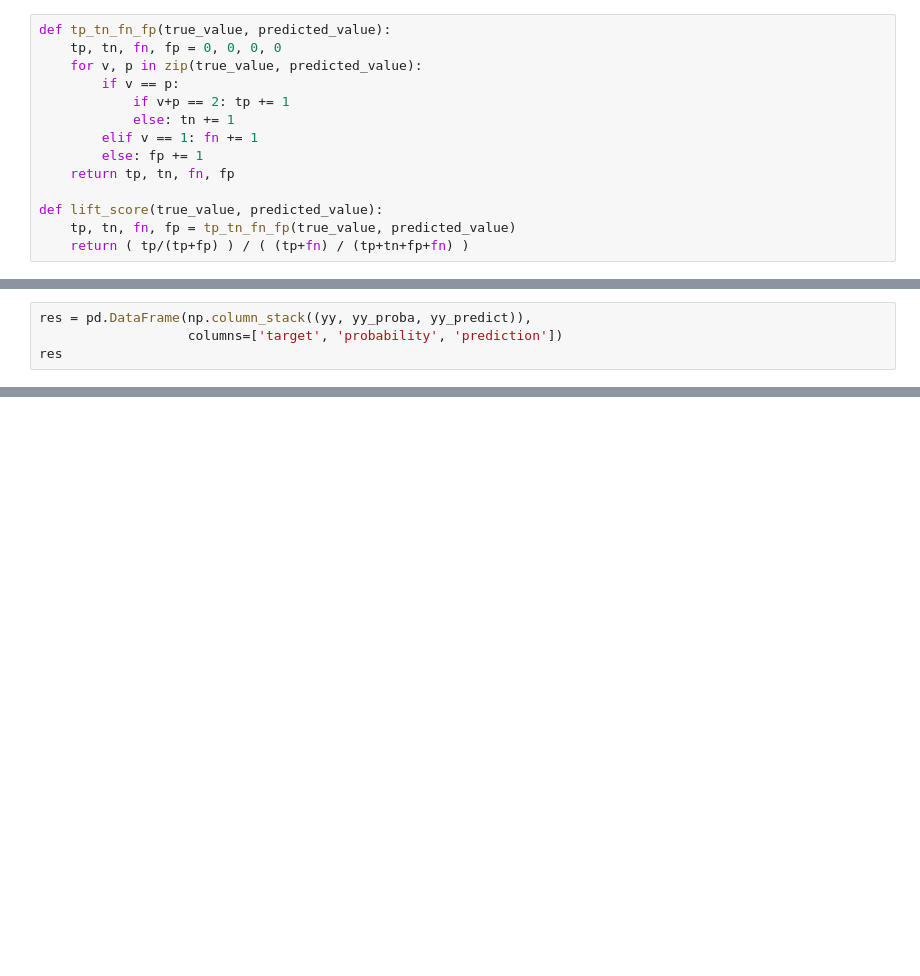
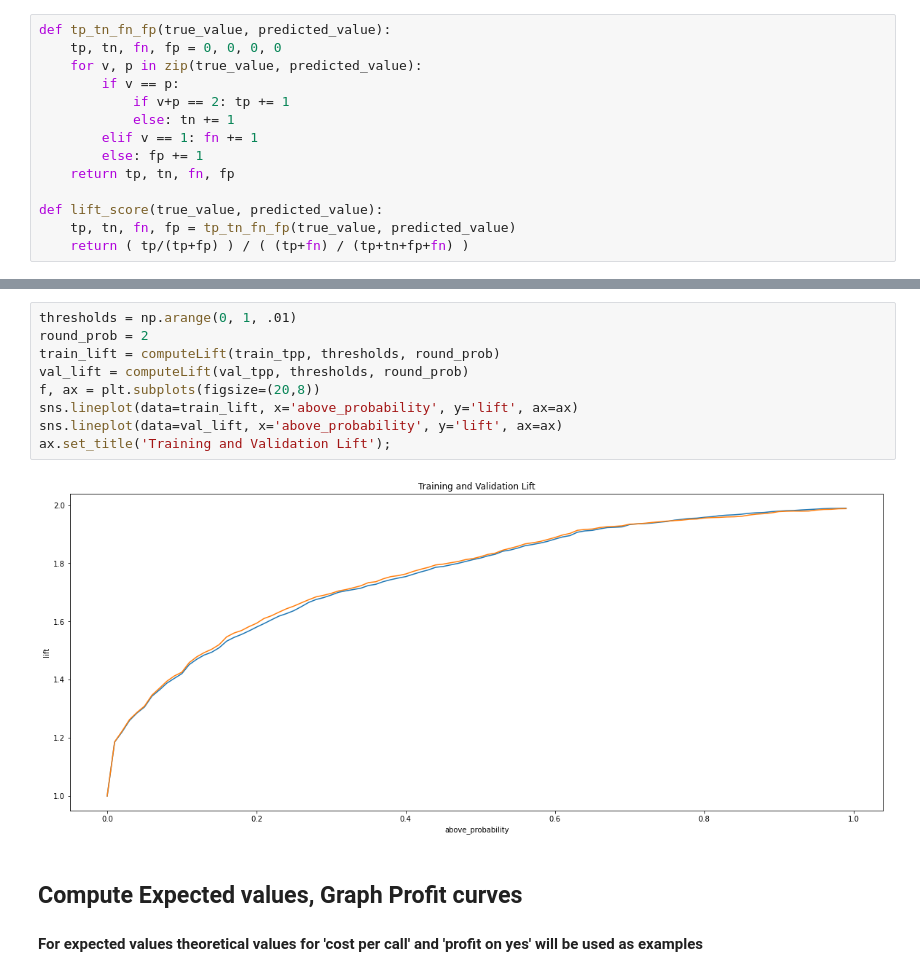
Before and after one commit to matthewswogger/Bank-Telemarketing, a Jupyter notebook: notebooks/4_gridsearch_models.ipynb, the cells around one changed output, grey strips where cells are left out. Drawn from its saved outputs; the diff is of its cells as text; blank space fills up the shorter version.

```diff
--- a/notebooks/4_gridsearch_models.ipynb
+++ b/notebooks/4_gridsearch_models.ipynb
@@ -565,4 +302,0 @@ lift_score(yy, yy_predict)
-# %%
-res = pd.DataFrame(np.column_stack((yy, yy_proba, yy_predict)),
-                   columns=['target', 'probability', 'prediction'])
-res
@@ -591,0 +360,15 @@ ax.hlines(1, -1,10);
+# %%
+thresholds = np.arange(0, 1, .01)
+round_prob = 2
+train_lift = computeLift(train_tpp, thresholds, round_prob)
+val_lift = computeLift(val_tpp, thresholds, round_prob)
+f, ax = plt.subplots(figsize=(20,8))
+sns.lineplot(data=train_lift, x='above_probability', y='lift', ax=ax)
+sns.lineplot(data=val_lift, x='above_probability', y='lift', ax=ax)
+ax.set_title('Training and Validation Lift');
+# %% [output]
+[figure, added]
+# %% [markdown]
+## Compute Expected values, Graph Profit curves
+
+#### For expected values theoretical values for 'cost per call' and 'profit on yes' will be used as examples
```
Also changed, not shown: parts of 50 cells of this notebook, 1 other file.
